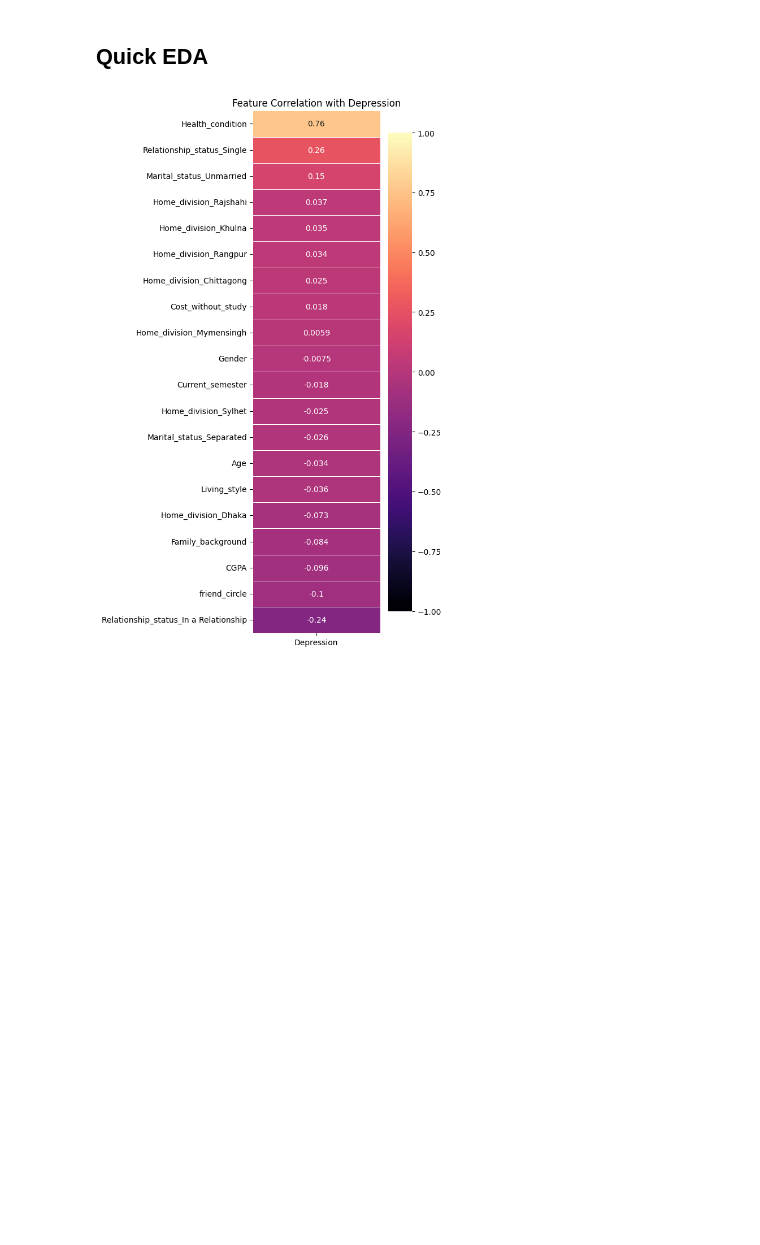
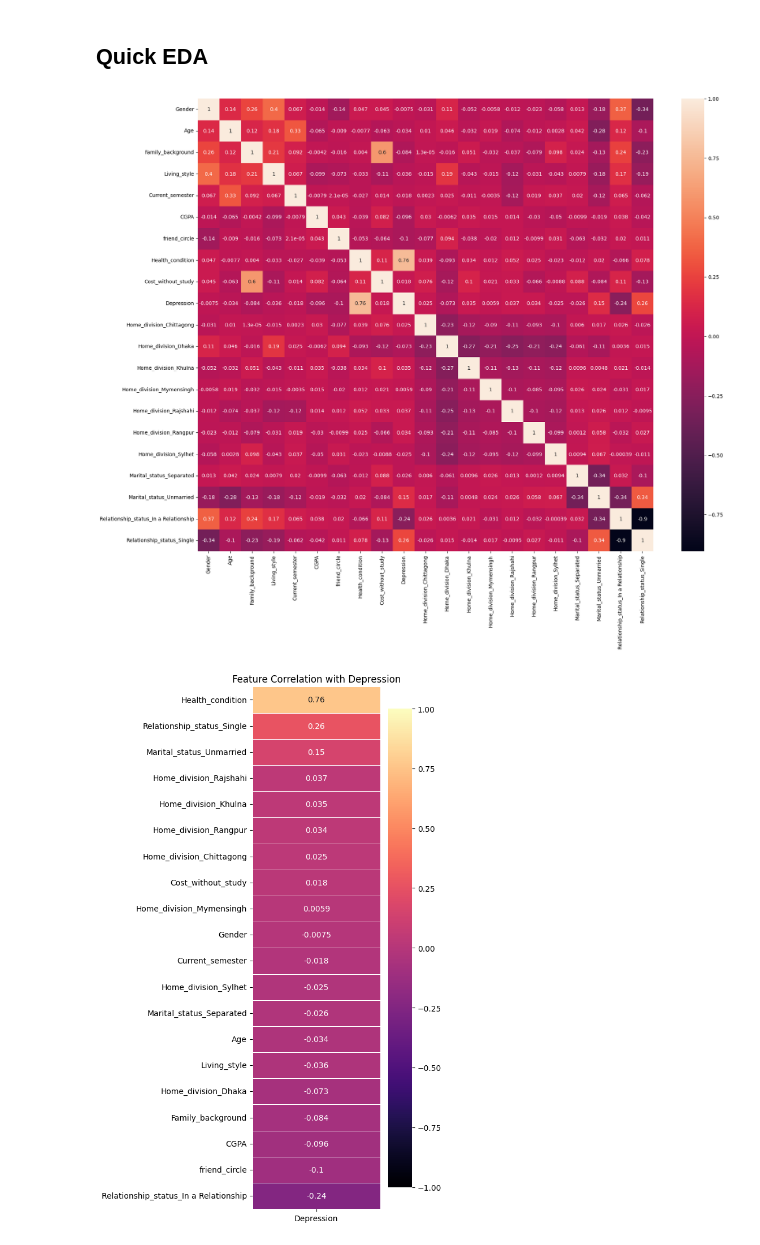
Before and after one commit to NikoVuokila/Advanced_data_analytics, a Jupyter notebook: exercise2/exercise2_code.ipynb, the cells around one changed output. Cells and saved outputs as stored; diff of their text form; code cells hidden in the pictures; blank space fills up the shorter version.

```diff
--- a/exercise2/exercise2_code.ipynb
+++ b/exercise2/exercise2_code.ipynb
@@ -177,4 +177,13 @@ Relationship_status_Single                 int64
 dtype: object
 # %% [markdown]
 ## Quick EDA
+# %%
+correlatinos = df.corr()
+
+plt.figure(figsize=(20, 16))
+sns.heatmap(correlatinos ,annot=True)
+
+plt.show()
+# %% [output]
+[figure, added]
 # %%
```
Also changed, not shown: parts of 14 cells of this notebook.
